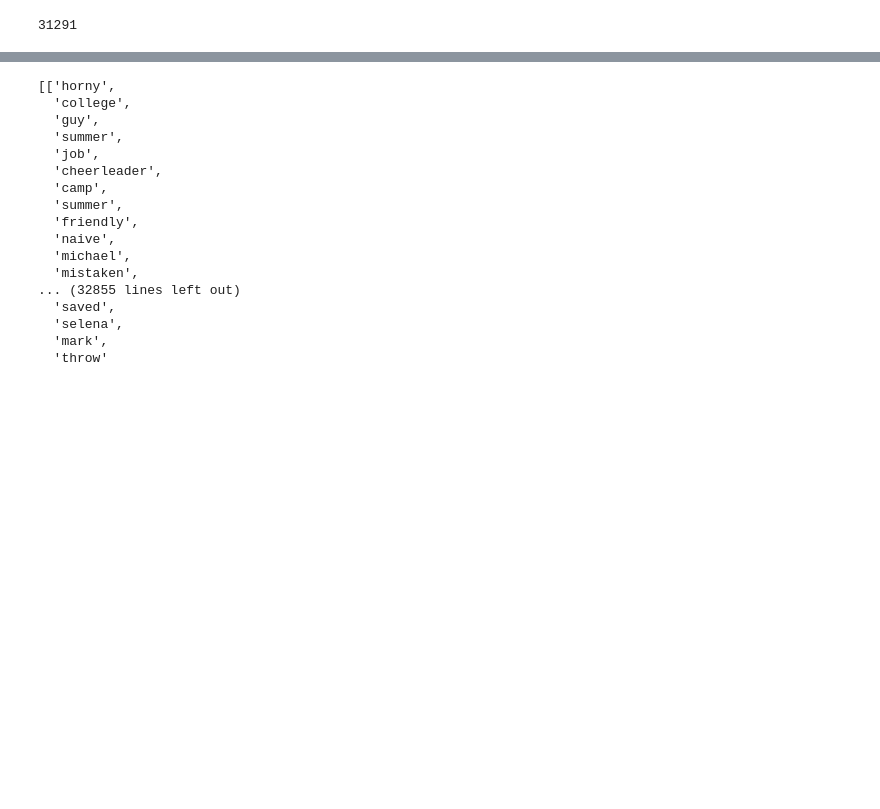
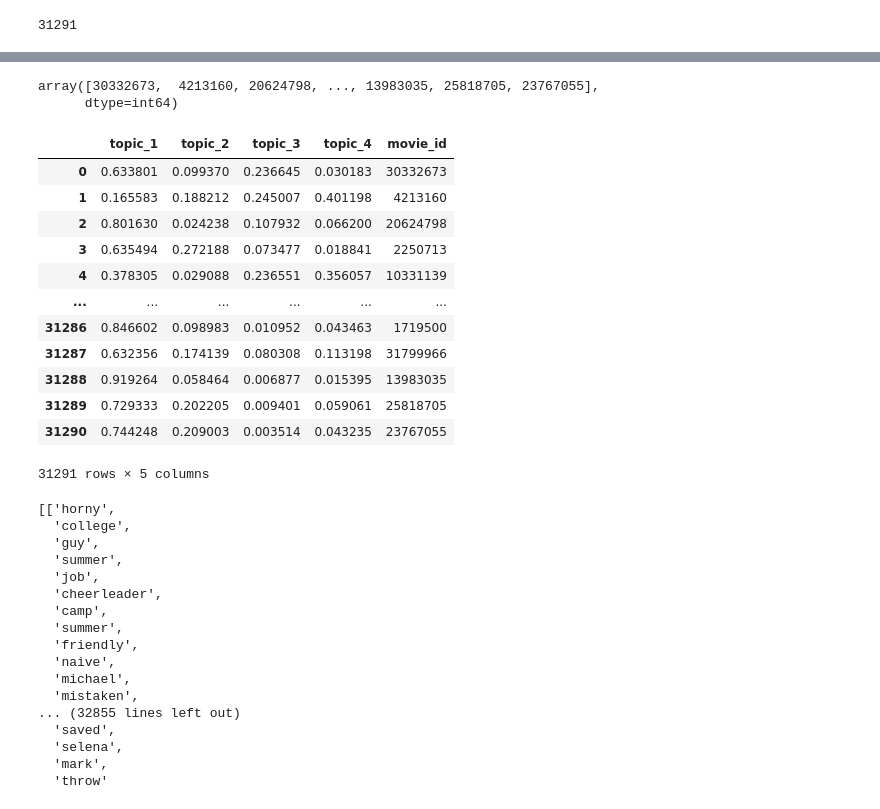
Before and after one commit to epfl-ada/ada-2022-project-adlucere2022, a Jupyter notebook: LDA_lluka.ipynb, the cells around one changed output, grey strips where cells are left out. Drawn from its saved outputs; the diff is of its cells as text; code cells hidden in the pictures; blank space fills up the shorter version.

```diff
--- a/LDA_lluka.ipynb
+++ b/LDA_lluka.ipynb
@@ -381,3 +400,26 @@ movie_topic_distribution
+# %%
+movie_topics.movie_id.values
+# %% [output]
+array([30332673,  4213160, 20624798, ..., 13983035, 25818705, 23767055],
+      dtype=int64)
+# %%
+movie_topic_distribution['movie_id']=movie_topics.movie_id.values
+# %%
+movie_topic_distribution
+# %% [output]
+|  | topic_1 | topic_2 | topic_3 | topic_4 | movie_id |
+| 0 | 0.633801 | 0.099370 | 0.236645 | 0.030183 | 30332673 |
+| 1 | 0.165583 | 0.188212 | 0.245007 | 0.401198 | 4213160 |
+| 2 | 0.801630 | 0.024238 | 0.107932 | 0.066200 | 20624798 |
+| 3 | 0.635494 | 0.272188 | 0.073477 | 0.018841 | 2250713 |
+| 4 | 0.378305 | 0.029088 | 0.236551 | 0.356057 | 10331139 |
+| ... | ... | ... | ... | ... | ... |
+| 31286 | 0.846602 | 0.098983 | 0.010952 | 0.043463 | 1719500 |
+| 31287 | 0.632356 | 0.174139 | 0.080308 | 0.113198 | 31799966 |
+| 31288 | 0.919264 | 0.058464 | 0.006877 | 0.015395 | 13983035 |
+| 31289 | 0.729333 | 0.202205 | 0.009401 | 0.059061 | 25818705 |
+| 31290 | 0.744248 | 0.209003 | 0.003514 | 0.043235 | 23767055 |
+31291 rows × 5 columns
 # %%
 summaries_corpus
 # %% [output]
```
Also changed, not shown: parts of 7 cells of this notebook, 1 other file.
